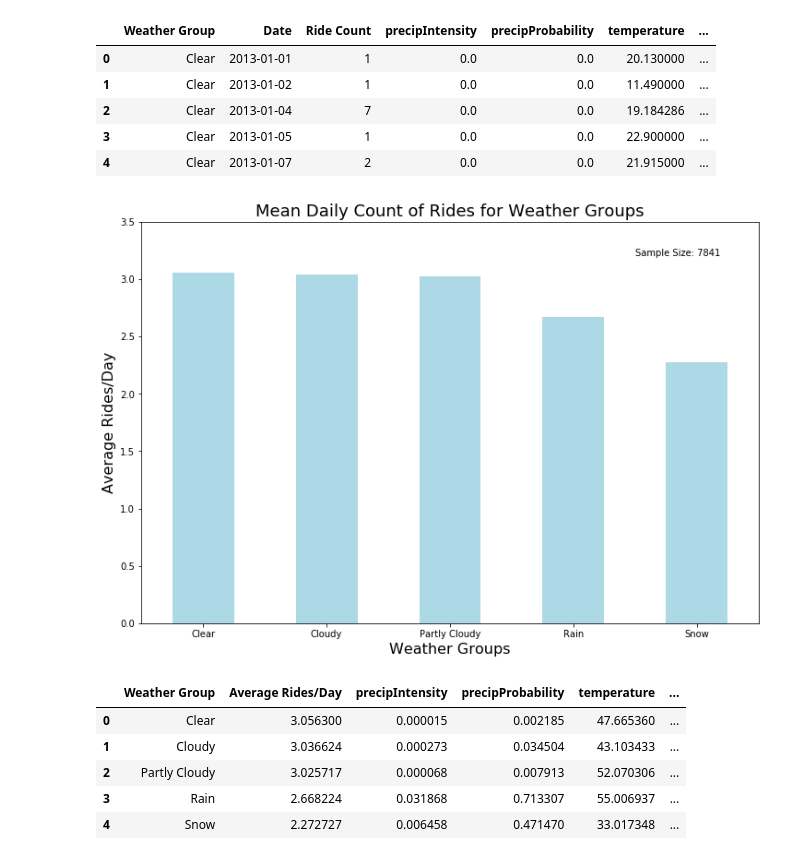
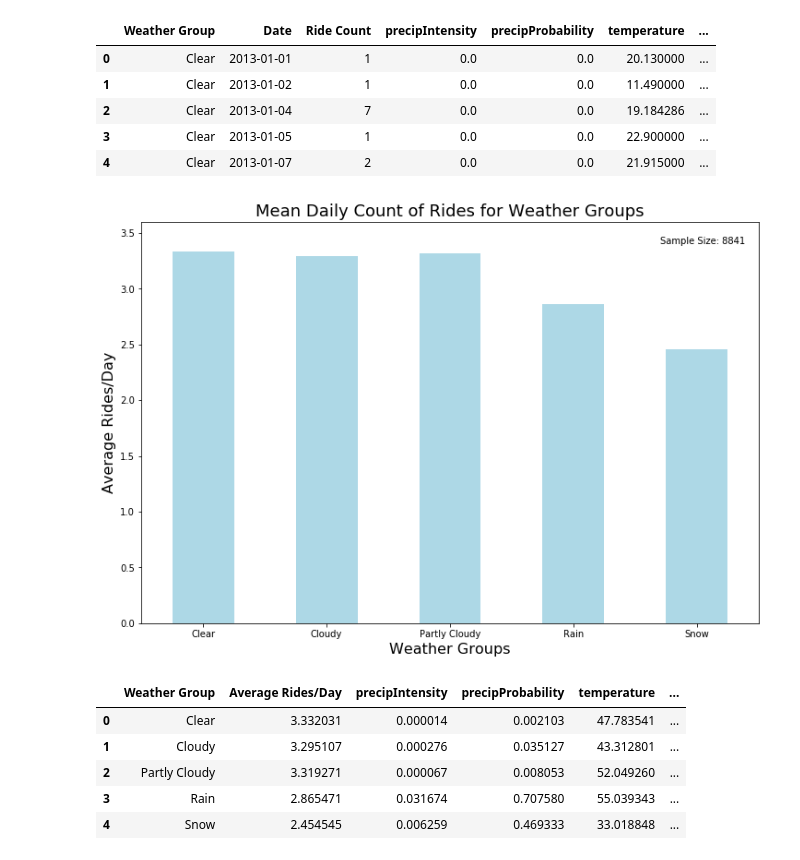
Before and after one commit to peterjorphan/07-project_one, a Jupyter notebook: Data Analysis.ipynb, the cells around one changed output. Saved outputs shown, nothing was run; the diff lists cells and outputs as text; code cells hidden in the pictures.

```diff
--- a/Data Analysis.ipynb
+++ b/Data Analysis.ipynb
@@ -7,0 +24,9 @@ from api_keys import gkey
+# %%
+# Read csv file with weather API output and create DataFrame
+file = "Output/weather.csv"
+df_weather = pd.read_csv(file, index_col=0)
+
+# Create columns for Date and Time based on the timestamp in the file
+df_weather[['Date', 'Time']] = df_weather['time'].str.split('T', n=1, expand=True)
+
+df_weather.head()
@@ -7,0 +40,4 @@ from api_keys import gkey
+# %%
+# Create a merged dataframe with the Trip ID, time information, and weather data
+df_merged = pd.merge(df_weather, df_taxi, on="Trip ID")
+df_merged.head()
@@ -8,14 +84,6 @@ from api_keys import gkey
 # %% [markdown]
 ## Work with number of rides for different weather data
 # %%
-# Read file with weather API output and create DataFrame
-file = "Output/weather.csv"
-df_weather = pd.read_csv(file)
-df_weather[['Date', 'Time']] = df_weather['time'].str.split('T', n=1, expand=True)
-
-# Count the total rides in our weather sample
-totalrides = len(df_weather)-1
-
 # Create weather groups and add colunn to DataFrame
 di = {'clear-day':'Clear',
       'clear-night':'Clear',
@@ -24,7 +92,7 @@ di = {'clear-day':'Clear',
       'partly-cloudy-day':'Partly Cloudy',
       'partly-cloudy-night':'Partly Cloudy'}
 
-df_weather['Weather Group'] = df_weather['icon'].map(di).fillna(df_weather['icon'].str.capitalize())
+df_merged['Weather Group'] = df_merged['icon'].map(di).fillna(df_merged['icon'].str.capitalize())
 
-df_weather.head()
+df_merged.head()
 # %% [output]
@@ -37,6 +106,11 @@ df_weather.head()
 # %%
 # Count rides per weather group and date
-df_WeatherGrouped = df_weather.groupby(['Weather Group','Date'], as_index=False).agg({'Trip ID': 'count', 'precipIntensity': 'mean', 'precipProbability': 'mean', 'temperature': 'mean', 'apparentTemperature': 'mean', 'windSpeed': 'mean'})
+df_WeatherGrouped = df_merged.groupby(['Weather Group','Date'], as_index=False).agg({'Trip ID': 'count',
+                                                                                     'precipIntensity': 'mean',
+                                                                                     'precipProbability': 'mean',
+                                                                                     'temperature': 'mean',
+                                                                                     'apparentTemperature': 'mean',
+                                                                                     'windSpeed': 'mean'})
 df_WeatherGrouped = df_WeatherGrouped.rename(columns = {'Trip ID':'Ride Count'})
 df_WeatherGrouped.head()
 # %% [output]
@@ -53,24 +123,30 @@ df_WeatherSummary = df_WeatherSummary.rename(columns = {'Ride Count': 'Average R
 # %%
+# Calculate the average values on a daily basis for each Weather Group to normalize data
+df_WeatherSummary = df_WeatherGrouped.groupby('Weather Group', as_index=False).mean()
+df_WeatherSummary = df_WeatherSummary.rename(columns = {'Ride Count': 'Average Rides/Day'})
+
+# Create bar chart and save png file
 df_WeatherSummary.plot(kind='bar', y = 'Average Rides/Day', x = 'Weather Group', legend=False, rot = 0,
-                       color='lightblue', figsize=(12,8), ylim=(0,3.5))
+                       color='lightblue', figsize=(12,8), ylim=(0,3.6))
+
 plt.title('Mean Daily Count of Rides for Weather Groups', fontsize=18)
-plt.text(3.5, 3.2, f'Sample Size: {totalrides}')
+plt.text(3.7, 3.4, f'Sample Size: {totalrides}')
 plt.ylabel('Average Rides/Day', fontsize=16)
 plt.xlabel('Weather Groups', fontsize=16)
 
 try: os.mkdir('Images')
 except: pass
 plt.savefig("Images/Rides-WeatherGroups.png")
 
 plt.show()
 df_WeatherSummary
 # %% [output]
-[figure, old version]
+[figure, new version]
 |  | Weather Group | Average Rides/Day | precipIntensity | precipProbability | temperature | ... |
-| 0 | Clear | 3.056300 | 0.000015 | 0.002185 | 47.665360 | ... |
-| 1 | Cloudy | 3.036624 | 0.000273 | 0.034504 | 43.103433 | ... |
-| 2 | Partly Cloudy | 3.025717 | 0.000068 | 0.007913 | 52.070306 | ... |
-| 3 | Rain | 2.668224 | 0.031868 | 0.713307 | 55.006937 | ... |
-| 4 | Snow | 2.272727 | 0.006458 | 0.471470 | 33.017348 | ... |
+| 0 | Clear | 3.332031 | 0.000014 | 0.002103 | 47.783541 | ... |
+| 1 | Cloudy | 3.295107 | 0.000276 | 0.035127 | 43.312801 | ... |
+| 2 | Partly Cloudy | 3.319271 | 0.000067 | 0.008053 | 52.049260 | ... |
+| 3 | Rain | 2.865471 | 0.031674 | 0.707580 | 55.039343 | ... |
+| 4 | Snow | 2.454545 | 0.006259 | 0.469333 | 33.018848 | ... |
 # %%
 # Create Temperature bins in 10F increments including minimum and maximum temperatures observed
```
Also changed, not shown: parts of 14 cells of this notebook, 6 other files.
